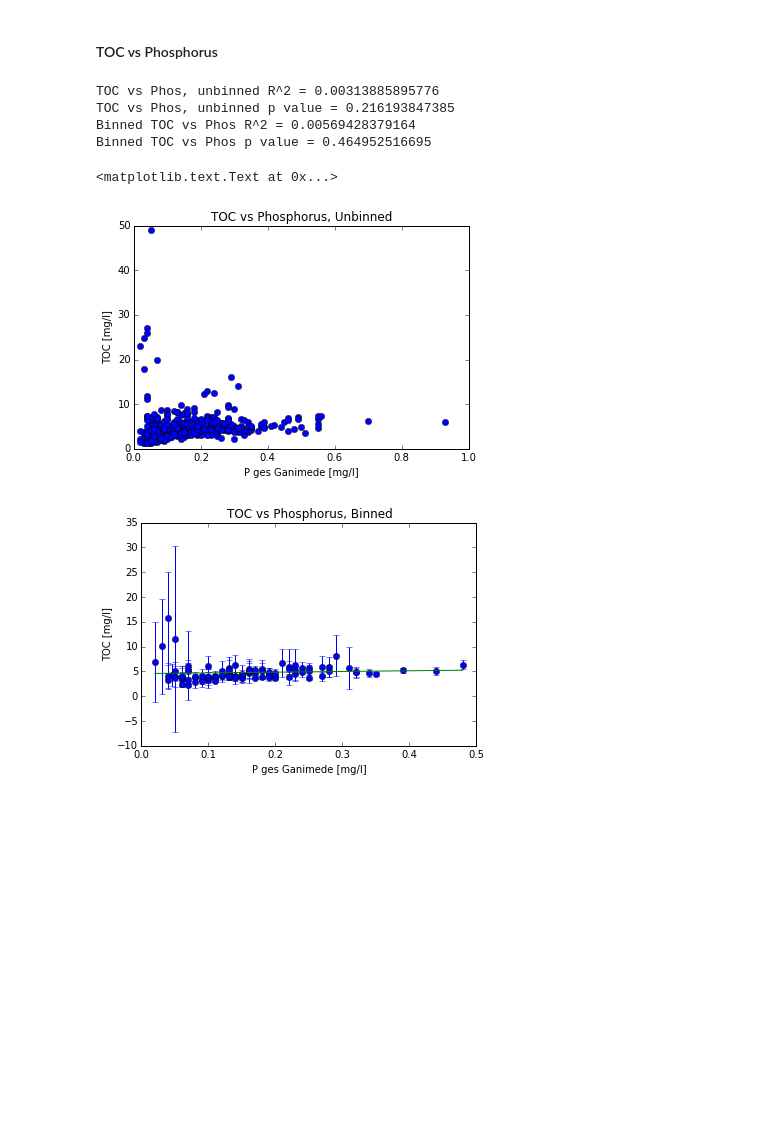
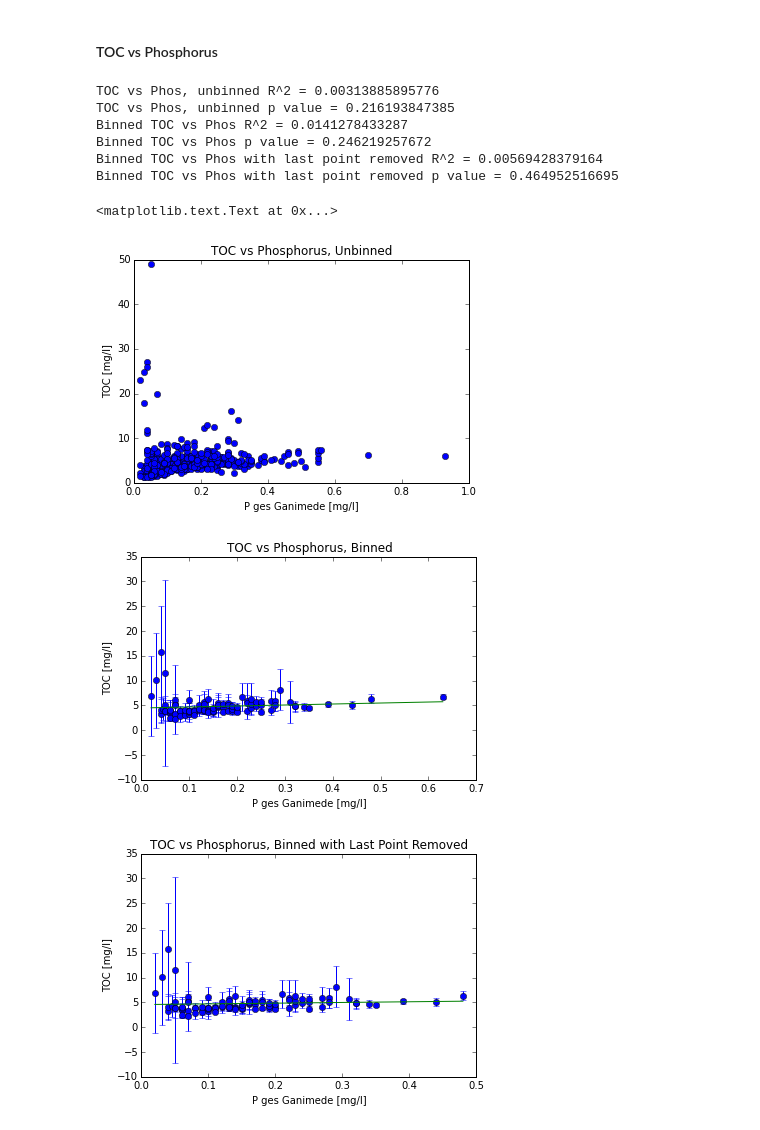
Before and after one commit to egyang24/CarbonStream, a Jupyter notebook: pCO2_vs_other_variables.ipynb, the cells around one changed output. Cells and saved outputs as stored; diff of their text form; code cells hidden in the pictures; blank space fills up the shorter version.

```diff
--- a/pCO2_vs_other_variables.ipynb
+++ b/pCO2_vs_other_variables.ipynb
@@ -583,6 +549,11 @@ pH logscale p value = 2.96742603473e-13
 slopetp, intercepttp, r_valuetp, p_valuetp, std_errtp = stats.linregress(pges,toc)
 print 'TOC vs Phos, unbinned R^2 =', r_valuetp**2
 print 'TOC vs Phos, unbinned p value =',p_valuetp
+
+
+slopetocp1, intercepttocp1, r_valuetocp1, p_valuetocp1, std_errtocp1 = stats.linregress(bintoc,binpges)
+print 'Binned TOC vs Phos R^2 =', r_valuetocp1**2
+print 'Binned TOC vs Phos p value =',p_valuetocp1
 
 
 datatocp = np.zeros((len(pco2),2))
@@ -608,39 +579,51 @@ for j in range(len(binpges)):
     for i in range(len(pges)):
         if i == ((j+1)*5):
             binpges[j] = np.mean(np.array((ordpges[i-5],ordpges[i-4],ordpges[i-3],ordpges[i-2],ordpges[i-1])))
             bintoc[j] = np.median(np.array((ordtoc[i-5],ordtoc[i-4],ordtoc[i-3],ordtoc[i-2],ordtoc[i-1])))
             stdpges[j] = np.std(np.array((ordpges[i-5],ordpges[i-4],ordpges[i-3],ordpges[i-2],ordpges[i-1])))
         if i == (len(pco2)-1.0) and j == len(binpges)-1:
             binpges[j] = np.mean(np.array((ordpges[i-3],ordpges[i-2],ordpges[i-1], ordpges[i])))
             bintoc[j] = np.median(np.array((ordtoc[i-3],ordtoc[i-2],ordtoc[i-1],ordtoc[i])))
             stdpges[j] = np.std(np.array((ordpges[i-3],ordpges[i-2],ordpges[i-1], ordpges[i])))
 
 
-binpges2 = binpges[:len(binpges)-1]#####remove last point, outlier
+binpges2 = binpges[:len(binpges)-1]#####remove last point, outlier?
 bintoc2 = bintoc[:len(binpges)-1]
 stdpges2 = stdpges[:len(binpges)-1]
 
 slopetocp, intercepttocp, r_valuetocp, p_valuetocp, std_errtocp = stats.linregress(bintoc2,binpges2)
-print 'Binned TOC vs Phos R^2 =', r_valuetocp**2
-print 'Binned TOC vs Phos p value =',p_valuetocp
+print 'Binned TOC vs Phos with last point removed R^2 =', r_valuetocp**2
+print 'Binned TOC vs Phos with last point removed p value =',p_valuetocp
 
-plt.figure(6)
+plt.figure(17)
 plt.plot(pges,toc,'o')
 plt.xlabel('P ges Ganimede [mg/l]')
 plt.ylabel('TOC [mg/l]')
 plt.title('TOC vs Phosphorus, Unbinned')
 
-plt.figure(7)
+
+plt.figure(18)
+plt.errorbar(bintoc,binpges,stdpges,linestyle='None',marker='o')
+plt.plot(np.linspace(bintoc[0],bintoc[len(bintoc)-1]),slopetocp1*np.linspace(bintoc[0],bintoc[len(bintoc)-1])+intercepttocp1)
+plt.xlabel('P ges Ganimede [mg/l]')
+plt.ylabel('TOC [mg/l]')
+plt.title('TOC vs Phosphorus, Binned')
+
+
+plt.figure(19)
 plt.errorbar(bintoc2,binpges2,stdpges2,linestyle='None',marker='o')
 plt.plot(np.linspace(bintoc2[0],bintoc2[len(bintoc2)-1]),slopetocp*np.linspace(bintoc2[0],bintoc2[len(bintoc2)-1])+intercepttocp)
 plt.xlabel('P ges Ganimede [mg/l]')
 plt.ylabel('TOC [mg/l]')
-plt.title('TOC vs Phosphorus, Binned')
+plt.title('TOC vs Phosphorus, Binned with Last Point Removed')
 # %% [output]
 TOC vs Phos, unbinned R^2 = 0.00313885895776
 TOC vs Phos, unbinned p value = 0.216193847385
-Binned TOC vs Phos R^2 = 0.00569428379164
-Binned TOC vs Phos p value = 0.464952516695
+Binned TOC vs Phos R^2 = 0.0141278433287
+Binned TOC vs Phos p value = 0.246219257672
+Binned TOC vs Phos with last point removed R^2 = 0.00569428379164
+Binned TOC vs Phos with last point removed p value = 0.464952516695
 <matplotlib.text.Text at 0x...>
 [figure]
-[figure, old version]
+[figure, new version]
+[figure, added]
```
Also changed, not shown: parts of 11 cells of this notebook.
